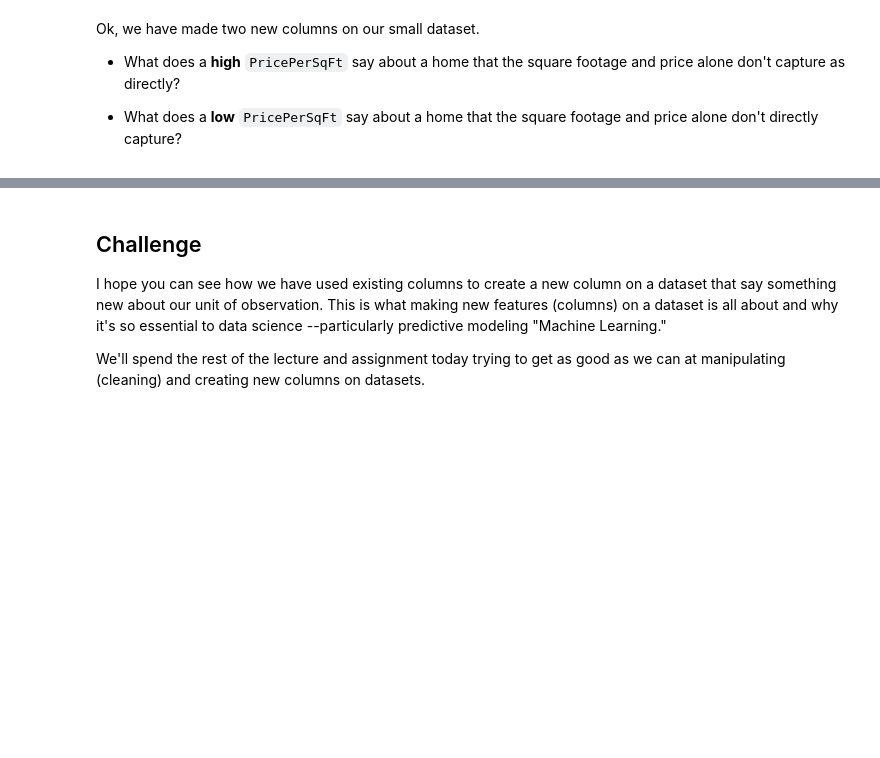
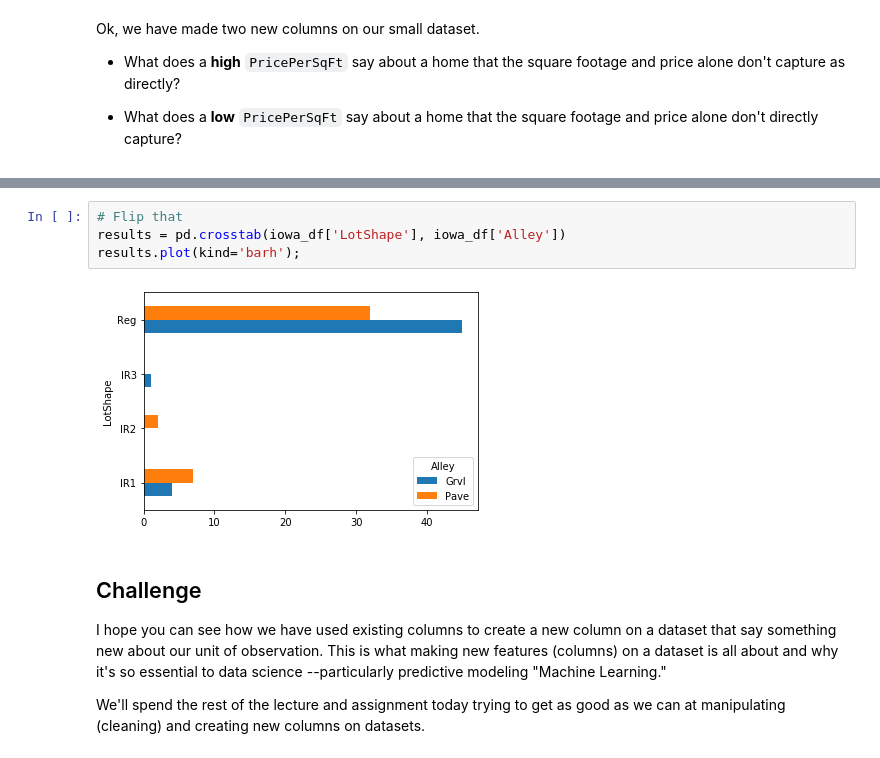
Before and after one commit to sugarfreecode/DS-Unit-1-Sprint-1-Data-Wrangling-and-Storytelling, a Jupyter notebook: module2-make-features/LS_DS_112_Make_Features_Solutions.ipynb, the cells around one changed output, grey strips where cells are left out. Cells and saved outputs as stored; diff of their text form; blank space fills up the shorter version.

```diff
--- a/module2-make-features/LS_DS_112_Make_Features_Solutions.ipynb
+++ b/module2-make-features/LS_DS_112_Make_Features_Solutions.ipynb
@@ -217,3 +291,9 @@ Ok, we have made two new columns on our small dataset.
+# %%
+# Flip that
+results = pd.crosstab(iowa_df['LotShape'], iowa_df['Alley'])
+results.plot(kind='barh');
+# %% [output]
+[figure, added]
 # %% [markdown]
 ## Challenge
 
```
Also changed, not shown: parts of 58 cells of this notebook, 1 other file.
